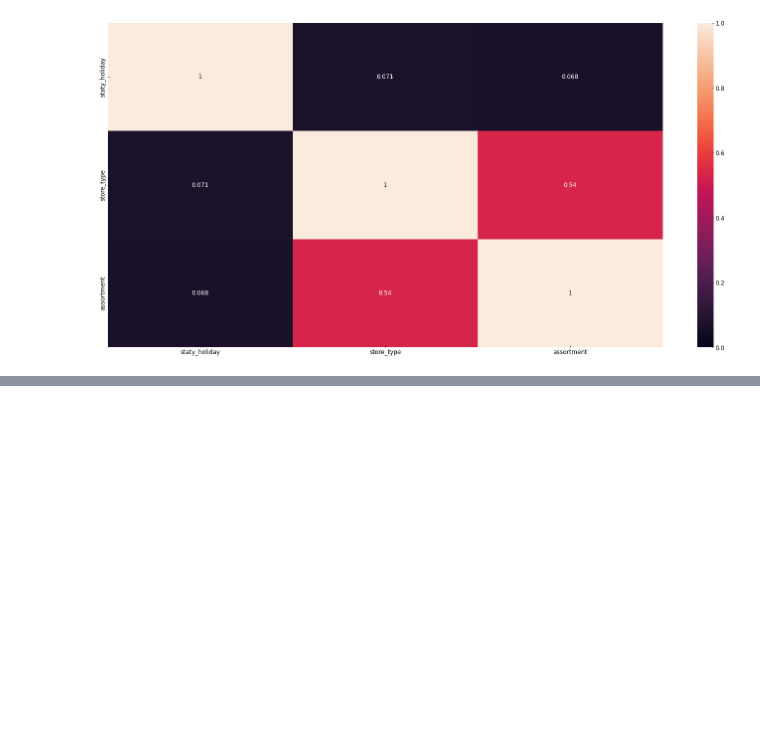
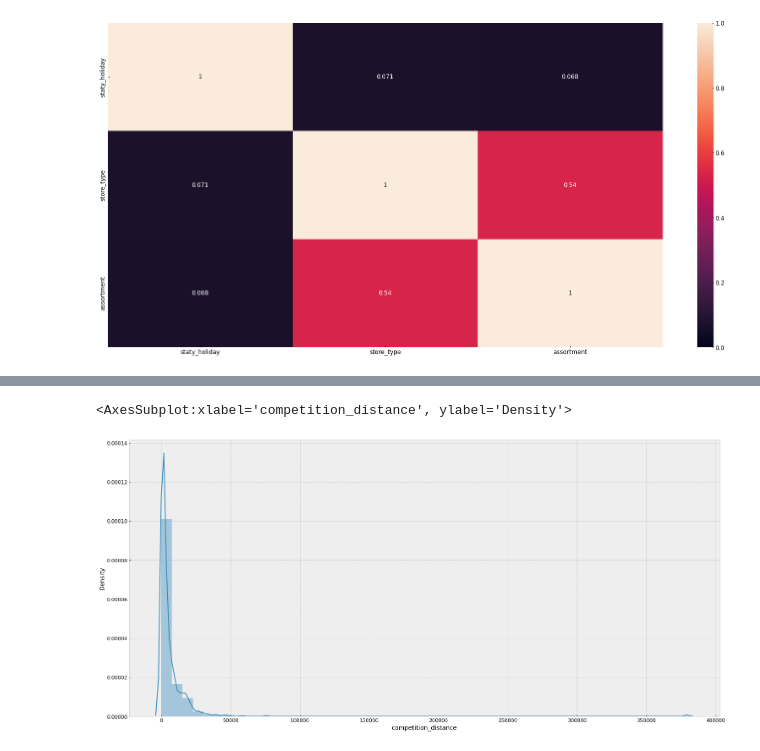
Before and after one commit to elielsantospaes/DS_em_Producao, a Jupyter notebook: Módulo_7_v1_store_sales_prediction.ipynb, the cells around one changed output, grey strips where cells are left out. Drawn from its saved outputs; the diff is of its cells as text; code cells hidden in the pictures; blank space fills up the shorter version.

```diff
--- a/Módulo_7_v1_store_sales_prediction.ipynb
+++ b/Módulo_7_v1_store_sales_prediction.ipynb
@@ -814,0 +816,3 @@ From secssion 4.1 there aren't variable wtih normal distribuction. So we will sp
+# %%
+a = df5.select_dtypes( include = ['int64', 'float64'])
+a.head()
@@ -814,0 +826,6 @@ From secssion 4.1 there aren't variable wtih normal distribuction. So we will sp
+# %%
+# sns.boxplot(data= a[['competition_distance'],'year','competition_time_month','promo_time_week']])
+sns.distplot(a['competition_distance'])
+# %% [output]
+<AxesSubplot:xlabel='competition_distance', ylabel='Density'>
+[figure, added]
```
Also changed, not shown: parts of 15 cells of this notebook.
